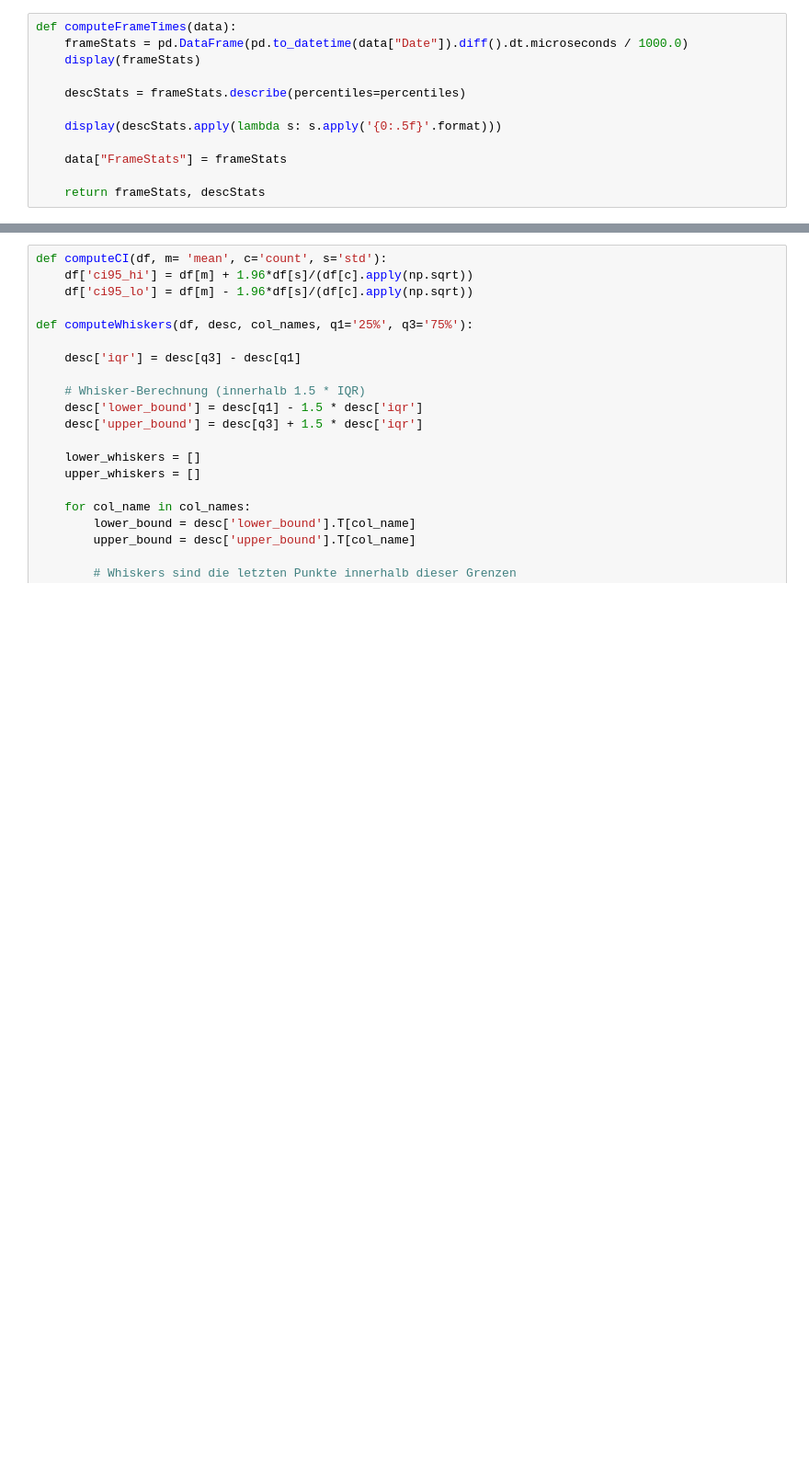
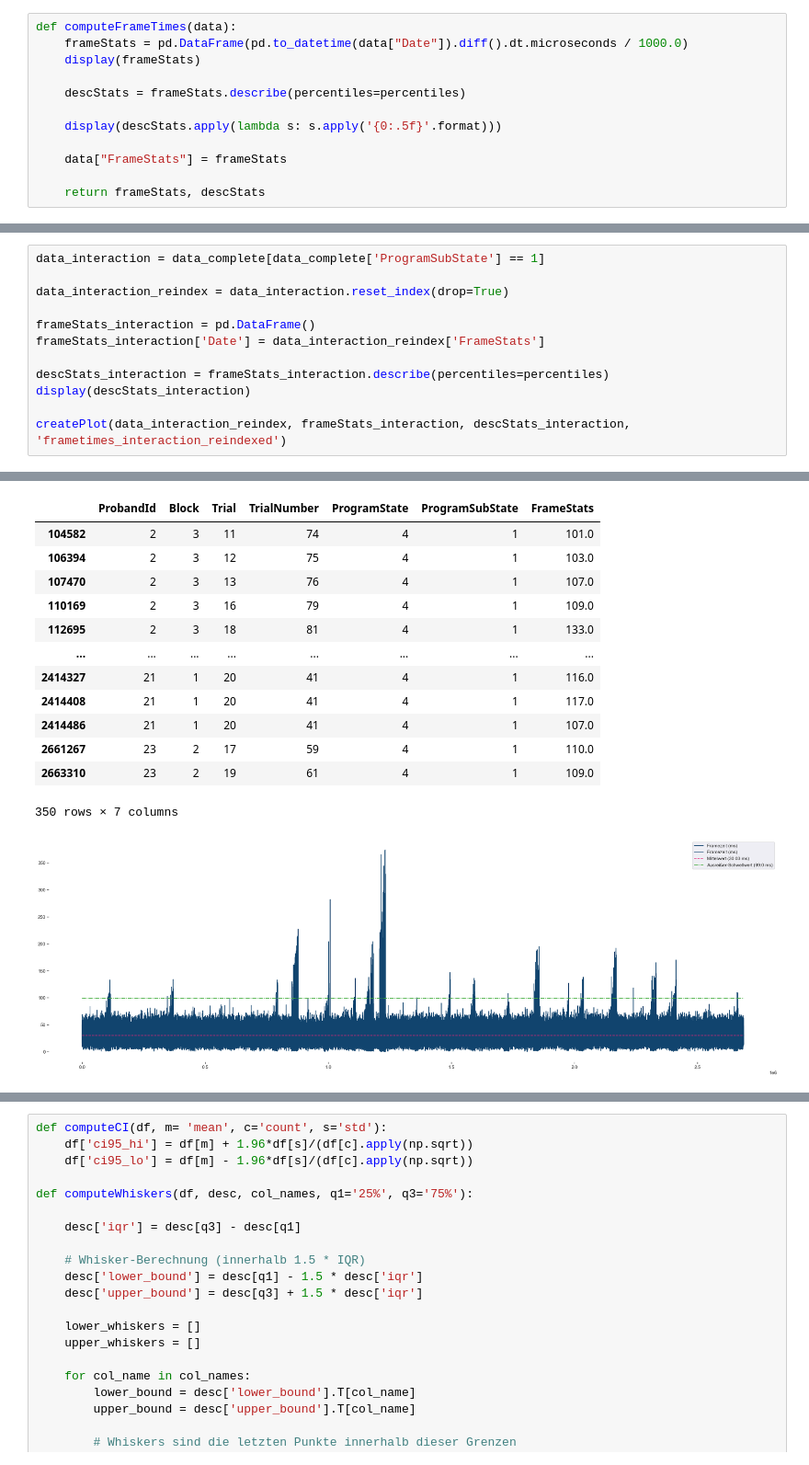
Before and after one commit to visualengineers/reflex-muc-2023, a Jupyter notebook: code/study_frametimes.ipynb, the cells around one changed output, grey strips where cells are left out. Shown at 92% size. Cells and saved outputs as stored; diff of their text form; blank space fills up the shorter version.

```diff
--- a/code/study_frametimes.ipynb
+++ b/code/study_frametimes.ipynb
@@ -186,0 +207,13 @@ createPlot(data_interaction, frameStats_interaction, descStats_interaction, 'fra
+# %%
+data_interaction = data_complete[data_complete['ProgramSubState'] == 1]
+
+data_interaction_reindex = data_interaction.reset_index(drop=True)
+
+frameStats_interaction = pd.DataFrame()
+frameStats_interaction['Date'] = data_interaction_reindex['FrameStats']
+
+descStats_interaction = frameStats_interaction.describe(percentiles=percentiles)
+display(descStats_interaction)
+
+createPlot(data_interaction_reindex, frameStats_interaction, descStats_interaction, 'frametimes_interaction_reindexed')
+# %% [output]
@@ -187,3 +234,17 @@ createPlot(data_interaction, frameStats_interaction, descStats_interaction, 'fra
+|  | ProbandId | Block | Trial | TrialNumber | ProgramState | ProgramSubState | FrameStats |
+| 104582 | 2 | 3 | 11 | 74 | 4 | 1 | 101.0 |
+| 106394 | 2 | 3 | 12 | 75 | 4 | 1 | 103.0 |
+| 107470 | 2 | 3 | 13 | 76 | 4 | 1 | 107.0 |
+| 110169 | 2 | 3 | 16 | 79 | 4 | 1 | 109.0 |
+| 112695 | 2 | 3 | 18 | 81 | 4 | 1 | 133.0 |
+| ... | ... | ... | ... | ... | ... | ... | ... |
+| 2414327 | 21 | 1 | 20 | 41 | 4 | 1 | 116.0 |
+| 2414408 | 21 | 1 | 20 | 41 | 4 | 1 | 117.0 |
+| 2414486 | 21 | 1 | 20 | 41 | 4 | 1 | 107.0 |
+| 2661267 | 23 | 2 | 17 | 59 | 4 | 1 | 110.0 |
+| 2663310 | 23 | 2 | 19 | 61 | 4 | 1 | 109.0 |
+350 rows × 7 columns
+[figure, added]
 # %%
 
 frameStats_experiment, descStats_experiment = computeFrameTimes(data_experiment)
```
Also changed, not shown: parts of 8 cells of this notebook.
